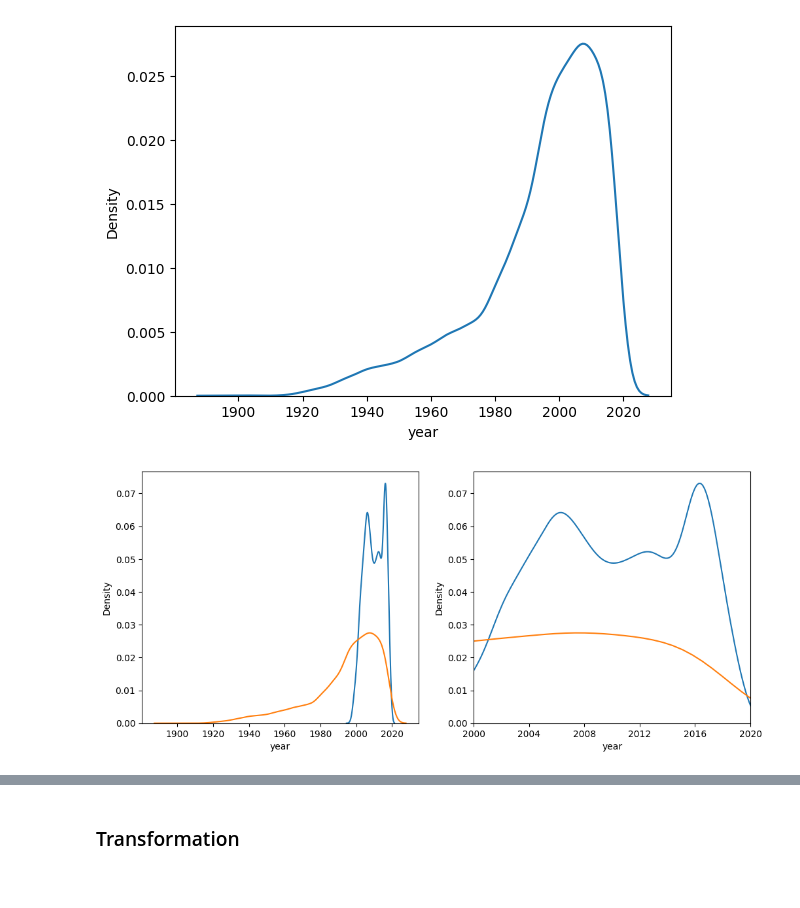
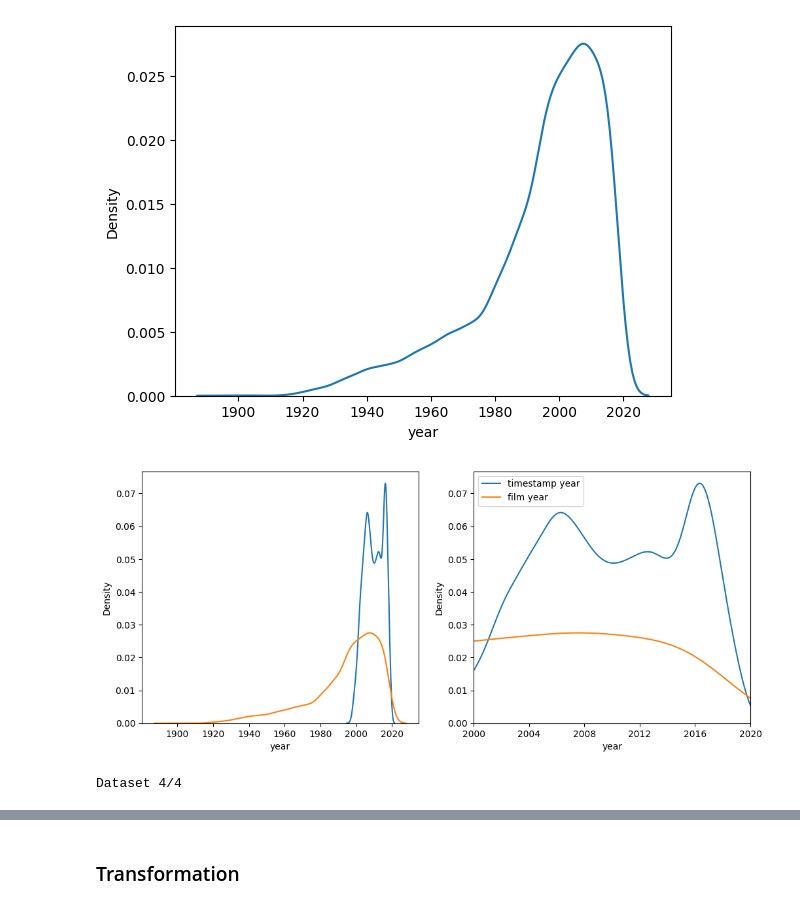
Before and after one commit to nicolopizzo/data-analytics, a Jupyter notebook: analysis.ipynb, the cells around one changed output, grey strips where cells are left out. Cells and saved outputs as stored; diff of their text form; code cells hidden in the pictures.

```diff
--- a/analysis.ipynb
+++ b/analysis.ipynb
@@ -106,6 +106,8 @@ display(df.head())
 | 2 | 3 | Grumpier Old Men (1995) | Comedy|Romance | 3.142028 | 11804 | 980602256 |
 | 3 | 4 | Waiting to Exhale (1995) | Comedy|Drama|Romance | 2.853547 | 2523 | 942460471 |
 | 4 | 5 | Father of the Bride Part II (1995) | Comedy | 3.058434 | 11714 | 1004723013 |
+# %%
+datasets.append({'transform': 'None', 'threshold': 'None', 'year': False, 'tags': True, 'genres': True, 'data': df, 'X_train': 'None', 'X_val': 'None', 'X_test': 'None', 'y_train': 'None', 'y_val': 'None', 'y_test': 'None', 'pca': False})
 # %%
 # Group by tagId and compute mean relevance
 mean_relevance = genome_scores.groupby('tagId').mean()['relevance']
@@ -333,4 +388,6 @@ plt.show()
 # %%
+df = datasets[0]['data']
+
 # count the number of rows containing 1 for Film-Noir and IMAX
 print('Number of Film-Noir movies: ', df['Film-Noir'].sum())
 print('Number of IMAX movies: ', df['IMAX'].sum())
@@ -340,20 +397,29 @@ Number of IMAX movies:  173
 # %% [markdown]
 ## Data Preprocessing
 # %%
-df_title = df['title']
+n = len(datasets)
+for i in range(n):
 
-# delete title and movieId columns
-df = df.drop(columns=['movieId', 'title'])
-# dataset['data'] = df
+    dataset = datasets[i]
+    df = dataset['data']
 
-# from title extract year
-df['year'] = df_title.str.extract('(\(\d{4}\))', expand=True)
-# remove parentheses
-df['year'] = df['year'].str.extract('(\d{4})', expand=True)
+    df_title = df['title']
 
-# remove movies with no year
-df = df.dropna(subset=['year'])
+    # delete title and movieId columns
+    df = df.drop(columns=['movieId', 'title'])
 
-# convert year to int
-df['year'] = df['year'].astype(int)
+    # from title extract year
+    df['year'] = df_title.str.extract('(\(\d{4}\))', expand=True)
+    # remove parentheses
+    df['year'] = df['year'].str.extract('(\d{4})', expand=True)
+
+    # remove movies with no year
+    df = df.dropna(subset=['year'])
+
+    # convert year to int
+    df['year'] = df['year'].astype(int)
+
+    datasets[i]['data'] = df
+
+    datasets.append({'transform': dataset['transform'], 'threshold': dataset['threshold'], 'year': True, 'tags': dataset['tags'], 'genres': dataset['genres'], 'data': df, 'X_train': dataset['X_train'], 'X_val': dataset['X_val'], 'X_test': dataset['X_test'], 'y_train': dataset['y_train'], 'y_val': dataset['y_val'], 'y_test': dataset['y_test'], 'pca': dataset['pca']})
 # %%
@@ -363,20 +431,25 @@ plt.show()
 # %% [output]
 [figure]
 # %%
+df = datasets[-1]['data']
+
 # show year and year_timestamp in the same plot with values from 2000 to 2020
 df_year = df.copy()
 df_year['mean_timestamp'] = pd.to_datetime(df['mean_timestamp'], unit='s')
 df_year['year_timestamp'] = df_year['mean_timestamp'].dt.year
 
 fig, axs = plt.subplots(nrows=1, ncols=2, figsize=(12, 5))
 sns.kdeplot(df_year['year_timestamp'], ax=axs[0], label='timestamp year')
 sns.kdeplot(df_year['year'], ax=axs[0], label='film year')
 axs[0].set_xlabel('year')
+axs[0].set_label('year')
 sns.kdeplot(df_year['year_timestamp'], ax=axs[1], label='timestamp year')
 sns.kdeplot(df_year['year'], ax=axs[1], label='film year')
 axs[1].set_xlabel('year')
 axs[1].set_xlim(2000, 2020)
 axs[1].set_xticks(np.arange(2000, 2022, 4))
+axs[1].set_label('year_timestamp')
+plt.legend()
 plt.show()
 # %% [output]
-[figure, old version]
+[figure, new version]
@@ -384,0 +456,27 @@ plt.show()
+# %%
+n = len(datasets)
+for i in range(n):
+    print('Dataset {}/{}'.format(i+1, n), end='\r')
+    dataset = datasets[i]
+    df = dataset['data']
+
+    # TAGS AND GENRES: No drop
+
+    # ONLY TAGS: Drop columns that are in cat but not in lower_case_tags
+    lower_case_tags = [str.lower(t) for t in genome_tags['tag'].values]
+    cat = list(categories)
+    for c in cat:
+        if c.lower() in lower_case_tags and c in df.columns:
+            df = df.drop(columns=[c])
+    datasets.append({'transform': dataset['transform'], 'threshold': dataset['threshold'], 'year': dataset['year'], 'tags': True, 'genres': False, 'data': df, 'X_train': dataset['X_train'], 'X_val': dataset['X_val'], 'X_test': dataset['X_test'], 'y_train': dataset['y_train'], 'y_val': dataset['y_val'], 'y_test': dataset['y_test'], 'pca': dataset['pca']})
+
+    df = dataset['data']
+    # ONLY GENRES: Drop columns that are in lower_case_tags but not in cat
+    lower_case_tags = [str.lower(t) for t in genome_tags['tag'].values]
+    cat = list(categories)
+    for c in lower_case_tags:
+        if c not in cat and c in df.columns:
+            df = df.drop(columns=[c])
+    datasets.append({'transform': dataset['transform'], 'threshold': dataset['threshold'], 'year': dataset['year'], 'tags': False, 'genres': True, 'data': df, 'X_train': dataset['X_train'], 'X_val': dataset['X_val'], 'X_test': dataset['X_test'], 'y_train': dataset['y_train'], 'y_val': dataset['y_val'], 'y_test': dataset['y_test'], 'pca': dataset['pca']})
+# %% [output]
+Dataset 4/4
```
Also changed, not shown: parts of 66 cells of this notebook.
